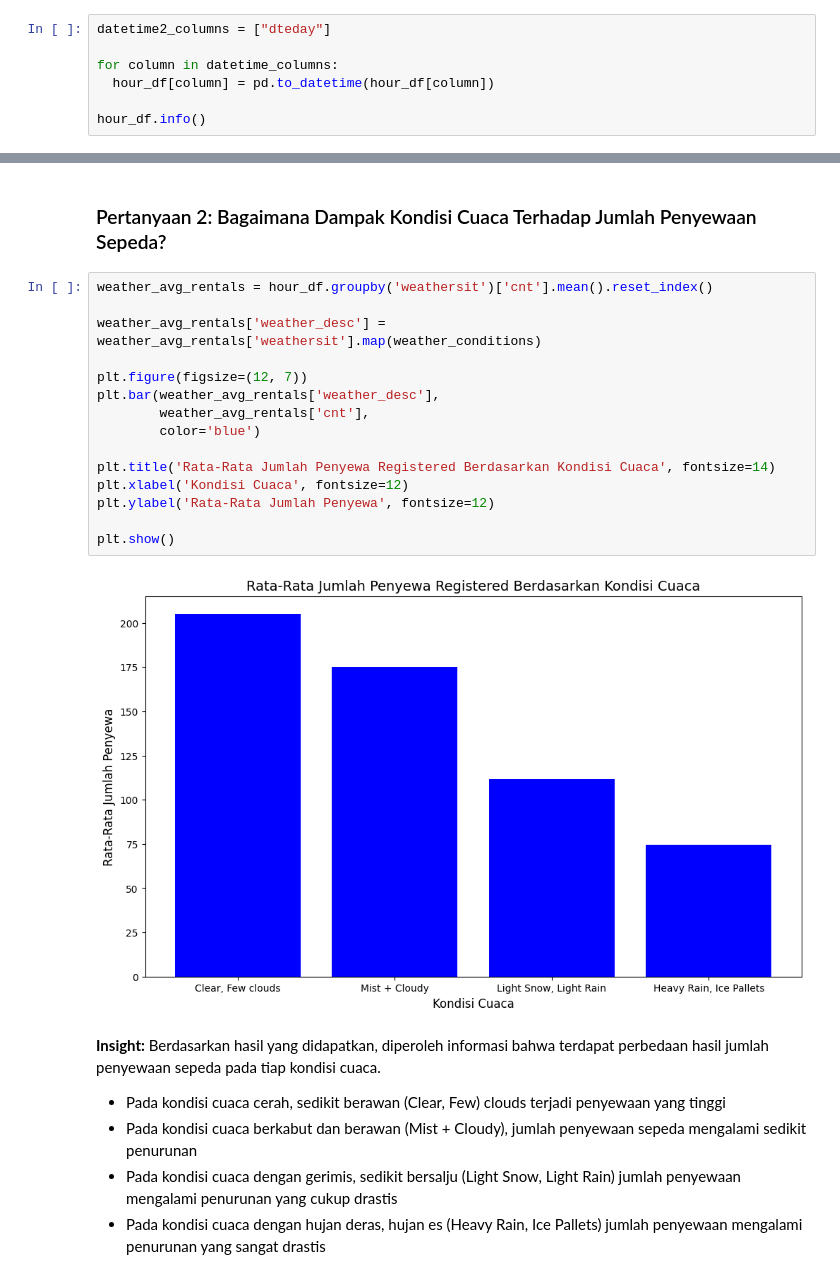
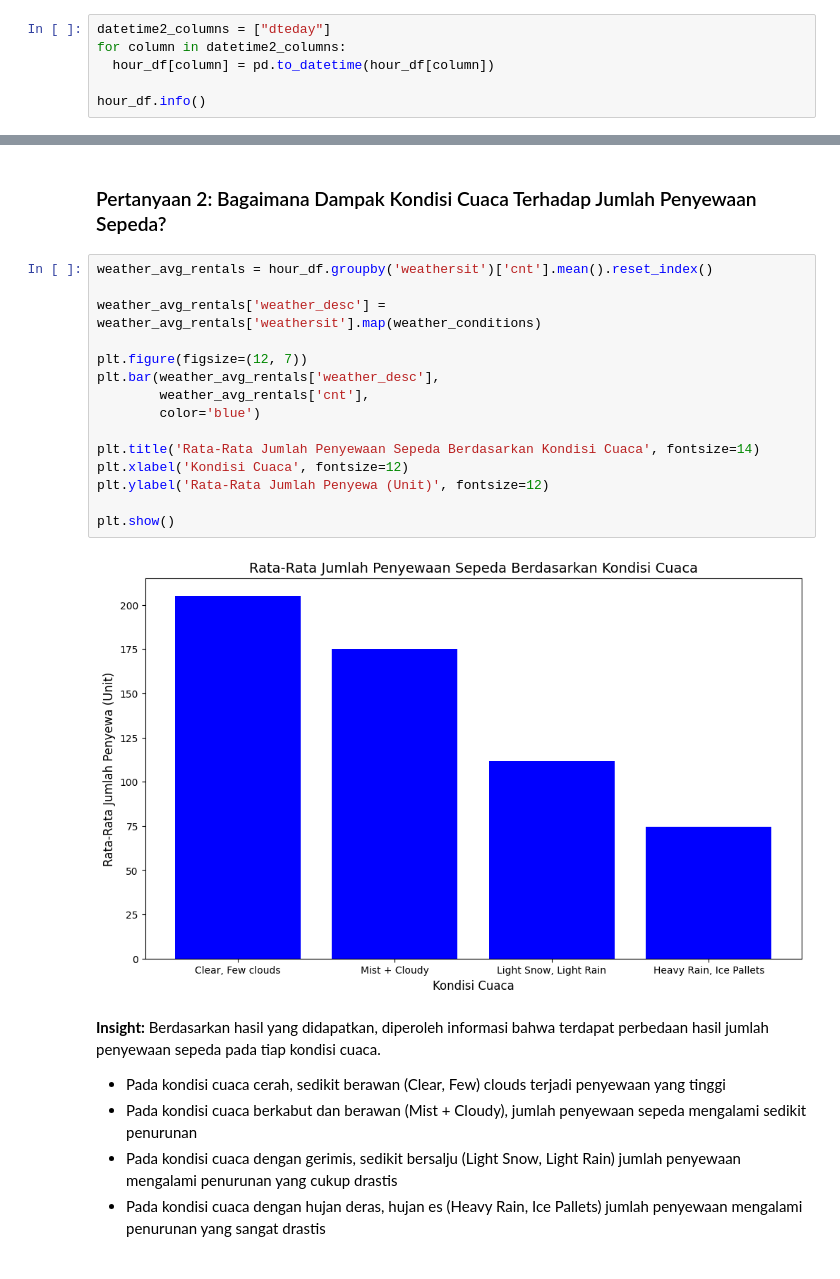
Before and after one commit to wahyunirosyidah/submission, a Jupyter notebook: notebook.ipynb, the cells around one changed output, grey strips where cells are left out. Cells and saved outputs as stored; diff of their text form.

```diff
--- a/notebook.ipynb
+++ b/notebook.ipynb
@@ -163,8 +162,7 @@ Berdasarkan hasil yang diperoleh, tipe data pada kolom dteday yang sebelumnya ad
 ##### Menangani salah tipe data pada kolom dteday pada hour_df
 # %%
 datetime2_columns = ["dteday"]
-
-for column in datetime_columns:
+for column in datetime2_columns:
   hour_df[column] = pd.to_datetime(hour_df[column])
 
 hour_df.info()
@@ -550,20 +539,20 @@ Pada visualisasi data di atas, diperoleh informasi:
 # %%
 weather_avg_rentals = hour_df.groupby('weathersit')['cnt'].mean().reset_index()
 
 weather_avg_rentals['weather_desc'] = weather_avg_rentals['weathersit'].map(weather_conditions)
 
 plt.figure(figsize=(12, 7))
 plt.bar(weather_avg_rentals['weather_desc'],
         weather_avg_rentals['cnt'],
         color='blue')
 
-plt.title('Rata-Rata Jumlah Penyewa Registered Berdasarkan Kondisi Cuaca', fontsize=14)
+plt.title('Rata-Rata Jumlah Penyewaan Sepeda Berdasarkan Kondisi Cuaca', fontsize=14)
 plt.xlabel('Kondisi Cuaca', fontsize=12)
-plt.ylabel('Rata-Rata Jumlah Penyewa', fontsize=12)
+plt.ylabel('Rata-Rata Jumlah Penyewa (Unit)', fontsize=12)
 
 plt.show()
 # %% [output]
-[figure, old version]
+[figure, new version]
 # %% [markdown]
 **Insight:**
 Berdasarkan hasil yang didapatkan, diperoleh informasi bahwa terdapat perbedaan hasil jumlah penyewaan sepeda pada tiap kondisi cuaca.
```
Also changed, not shown: parts of 12 cells of this notebook, 1 other file.
